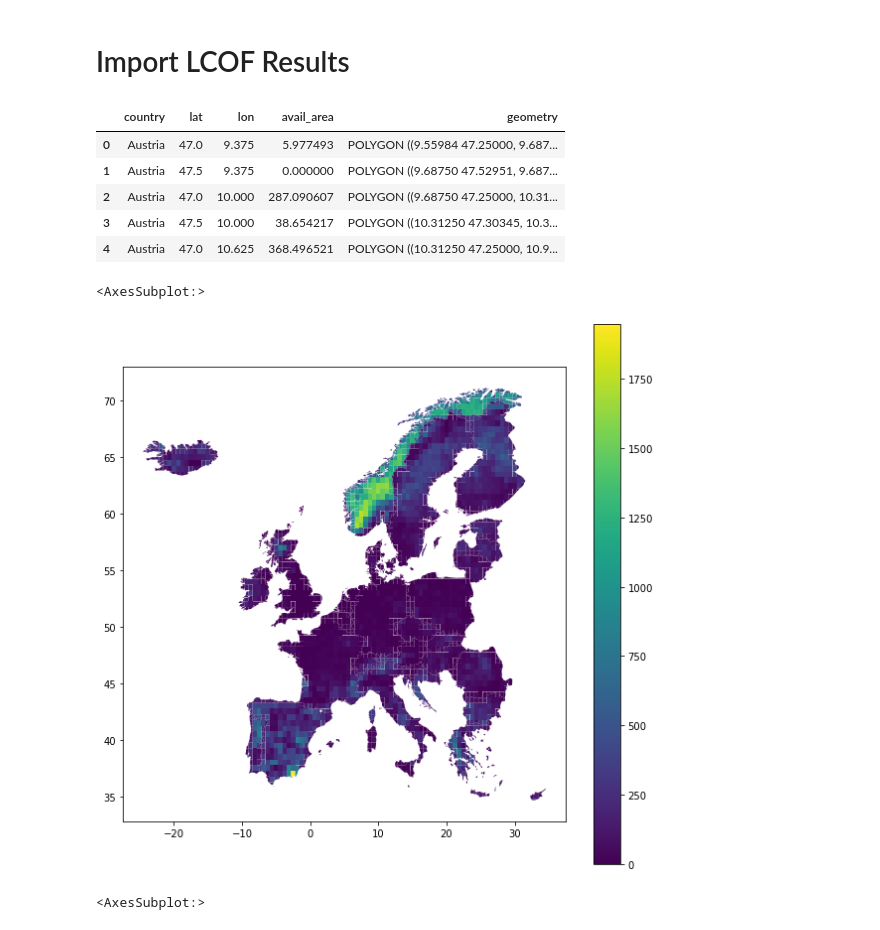
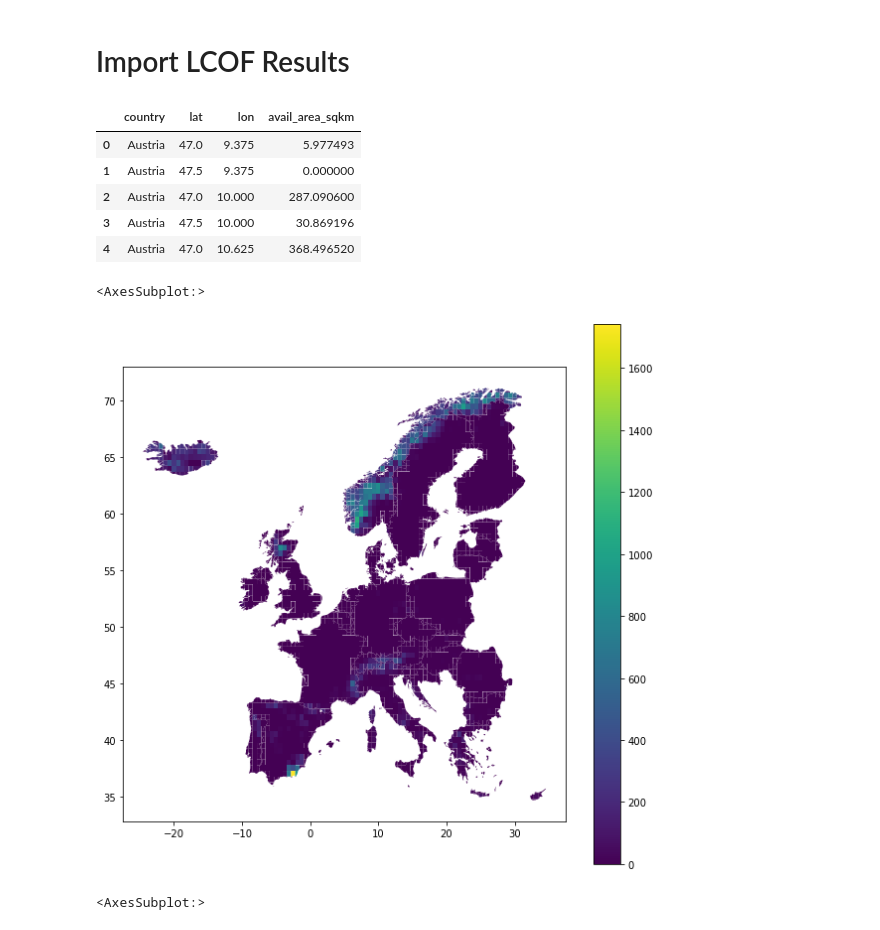
Before and after one commit to kwdseymour/EuroSAFs, a Jupyter notebook: scripts/analysis/cost_curve.ipynb, the cells around one changed output. Saved outputs shown, nothing was run; the diff lists cells and outputs as text; code cells hidden in the pictures.

```diff
--- a/scripts/analysis/cost_curve.ipynb
+++ b/scripts/analysis/cost_curve.ipynb
@@ -15,13 +18,13 @@ import plant_optimization as pop
 from plant_optimization.notebook_tools import *
 # %%
-europe_grid = gpd.read_file('../../results_samples/Europe_Evaluation_Grid.shp')
+europe_grid = gpd.read_file('../../data/Countries_WGS84/processed/Europe_Evaluation_Grid.shp')
 europe_grid.rename(columns={'grid_lat':'lat','grid_lon':'lon'},inplace=True)
 europe_grid['sea_node'] = europe_grid.sea_node.astype(bool)
-europe_borders = gpd.read_file('../../results_samples/Europe_WGS84.shp')
+europe_borders = gpd.read_file('../../data/Countries_WGS84/processed/Europe_WGS84.shp')
 # %%
 EU_EFTA = europe_grid.country.unique()
 # %%
-results_path = os.path.join('../../results/02_plant_optimization') # Points to the location of the results csv files
+results_path = os.path.join('../../results/plant_optimization/final_results') # Points to the location of the results csv files
 # %% [markdown]
 # Import Plant Assumptions
 # %%
@@ -31,11 +34,11 @@ specs_names = specs.index
 # Import Land Cover Data
 # %%
 countries = europe_grid.country.unique()
-lc_path = '../../data/Countries_WGS84/Land_Availability/01_land_scenario'
-lc_grid = gpd.GeoDataFrame()
+lc_path = '../../results/land_availability/scenario_01'
+lc_data = pd.DataFrame()
 for country in countries:
-    lc_grid = lc_grid.append(gpd.read_file(f'{lc_path}/Land_Availability_{country}_AvailLand_Points.shp'))
-lc_grid.rename(columns={'name':'country'},inplace=True)
+    lc_data = lc_data.append(pd.read_csv(f'{lc_path}/{country}_land_availability.csv',index_col=0))
+lc_data.rename(columns={'name':'country'},inplace=True)
 # Correct an error in which the Norway points are given NaN for the country name
-lc_grid.loc[lc_grid.country.isna(),'country'] = 'Norway'
-lc_grid.crs = europe_grid.crs
+lc_data.loc[lc_data.country.isna(),'country'] = 'Norway'
+lc_data.crs = gpd.GeoDataFrame(lc_data,crs=europe_grid.crs)
@@ -45,35 +66,25 @@ lc_grid.crs = europe_grid.crs
 # countries = ['Switzerland','Austria','Germany','France','Italy']
 countries = europe_grid.country.unique()
 # countries = ['France']
-results = pd.DataFrame()
-for country in countries:
-    df = pd.DataFrame()
-    for file_glob in glob(f'{results_path}/{country}*.csv'):
-        df = df.append(pd.read_csv(file_glob,index_col=0))#.set_index(['lat','lon'])
-    df['sea_node'] = False
-    df_sea = pd.DataFrame()
-    for file_glob in glob(f'{results_path}/offshore/{country}*.csv'):
-        df_sea = df_sea.append(pd.read_csv(file_glob,index_col=0))#.set_index(['lat','lon'])
-    df_sea['sea_node'] = True
-    df = df.append(df_sea)
-    df['country'] = country
-    results = results.append(df)
+results = pd.read_csv(os.path.join(results_path,'2020.csv'))
+results.drop(columns=['geometry'],inplace=True)
 results_gdf = gpd.GeoDataFrame(results.merge(europe_grid,on=['lat','lon','country','sea_node'],how='left'))
 # %%
-lc_grid.head()
+lc_data.head()
 # %% [output]
-|  | country | lat | lon | avail_area | geometry |
-| 0 | Austria | 47.0 | 9.375 | 5.977493 | POLYGON ((9.55984 47.25000, 9.687... |
-| 1 | Austria | 47.5 | 9.375 | 0.000000 | POLYGON ((9.68750 47.52951, 9.687... |
-| 2 | Austria | 47.0 | 10.000 | 287.090607 | POLYGON ((9.68750 47.25000, 10.31... |
-| 3 | Austria | 47.5 | 10.000 | 38.654217 | POLYGON ((10.31250 47.30345, 10.3... |
-| 4 | Austria | 47.0 | 10.625 | 368.496521 | POLYGON ((10.31250 47.25000, 10.9... |
+|  | country | lat | lon | avail_area_sqkm |
+| 0 | Austria | 47.0 | 9.375 | 5.977493 |
+| 1 | Austria | 47.5 | 9.375 | 0.000000 |
+| 2 | Austria | 47.0 | 10.000 | 287.090600 |
+| 3 | Austria | 47.5 | 10.000 | 30.869196 |
+| 4 | Austria | 47.0 | 10.625 | 368.496520 |
 # %%
-combined = results_gdf.merge(lc_grid[['country','lat','lon','avail_area']],on=['lat','lon','country'],how='left')
-combined.plot(column='avail_area',figsize=(10,10),legend=True)
+combined = results_gdf.loc[~results_gdf.sea_node].merge(lc_data[['country','lat','lon','avail_area_sqkm']],on=['lat','lon','country'],how='left')
+combined = gpd.GeoDataFrame(combined, crs=results_gdf.crs)
+combined.plot(column='avail_area_sqkm',figsize=(10,10),legend=True)
 # %% [output]
 <AxesSubplot:>
-[figure, old version]
+[figure, new version]
 # %%
 year = 2020
 combined['turbine_area_sqkm'] = (combined.rotor_diameter*specs.at['wind_turbine_spacing',f'value_{year}'])**2*combined.wind_turbines/1e6
```
Also changed, not shown: parts of 19 cells of this notebook, 4 other files.
